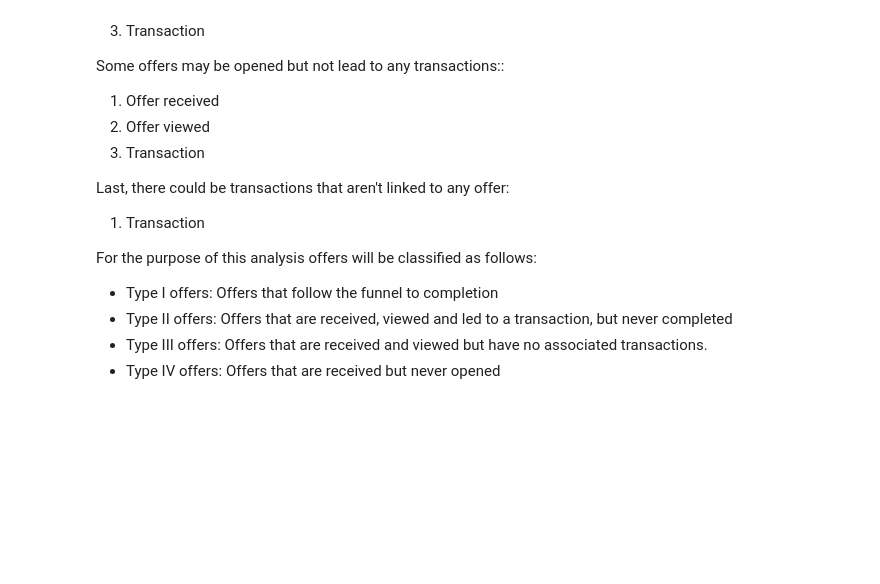
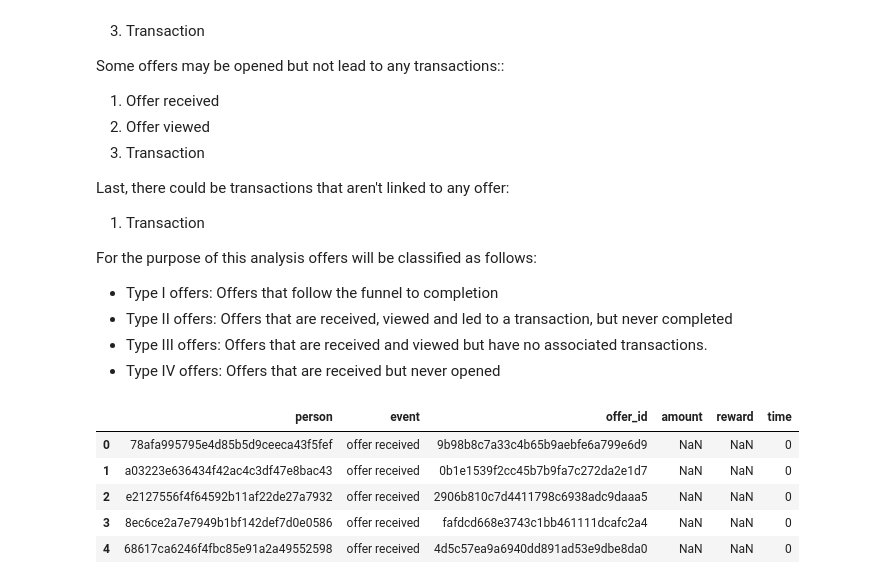
Before and after one commit to atrgz/starbucks_capstone, a Jupyter notebook: Starbucks_Capstone_notebook.ipynb, the cells around one changed output. Saved outputs shown, nothing was run; the diff lists cells and outputs as text; code cells hidden in the pictures; blank space fills up the shorter version.

```diff
--- a/Starbucks_Capstone_notebook.ipynb
+++ b/Starbucks_Capstone_notebook.ipynb
@@ -314,3 +325,9 @@ For the purpose of this analysis offers will be classified as follows:
 # %%
-transactions.head(
-)
+transcript_expand.head()
+# %% [output]
+|  | person | event | offer_id | amount | reward | time |
+| 0 | 78afa995795e4d85b5d9ceeca43f5fef | offer received | 9b98b8c7a33c4b65b9aebfe6a799e6d9 | NaN | NaN | 0 |
+| 1 | a03223e636434f42ac4c3df47e8bac43 | offer received | 0b1e1539f2cc45b7b9fa7c272da2e1d7 | NaN | NaN | 0 |
+| 2 | e2127556f4f64592b11af22de27a7932 | offer received | 2906b810c7d4411798c6938adc9daaa5 | NaN | NaN | 0 |
+| 3 | 8ec6ce2a7e7949b1bf142def7d0e0586 | offer received | fafdcd668e3743c1bb461111dcafc2a4 | NaN | NaN | 0 |
+| 4 | 68617ca6246f4fbc85e91a2a49552598 | offer received | 4d5c57ea9a6940dd891ad53e9dbe8da0 | NaN | NaN | 0 |
```
Also changed, not shown: parts of 4 cells of this notebook.
